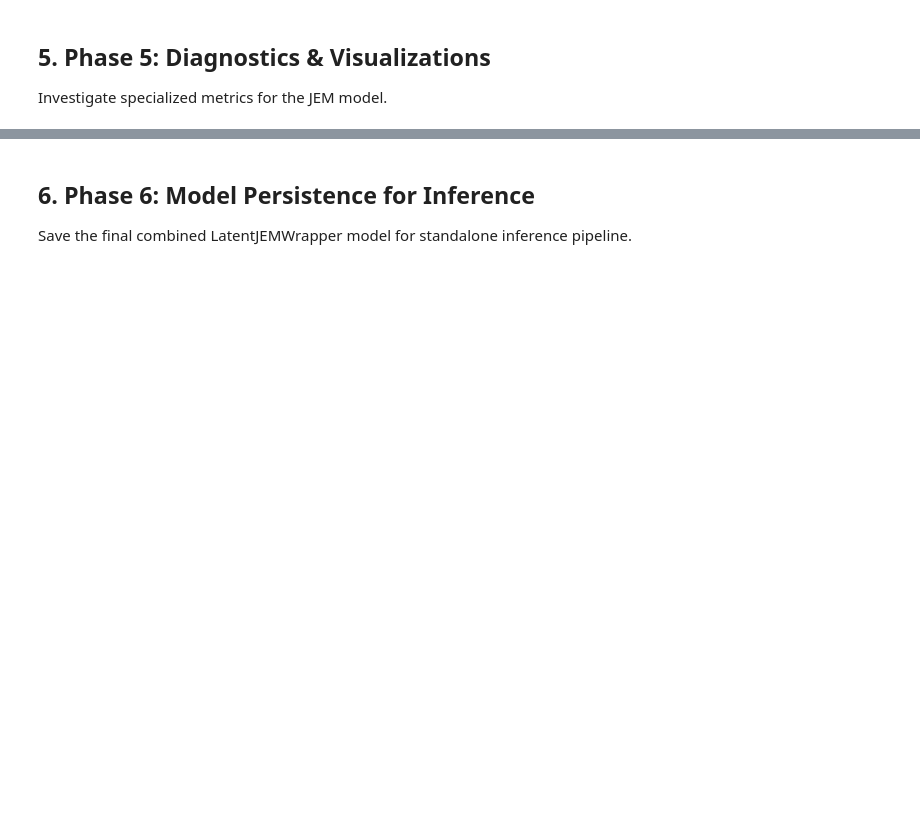
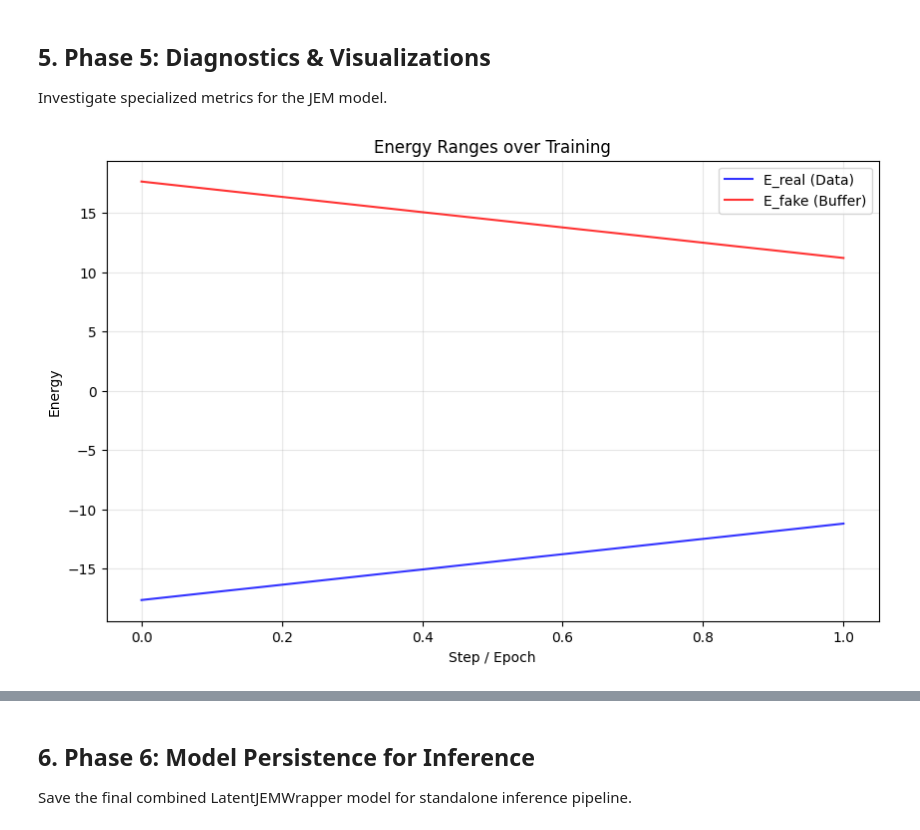
Before and after one commit to radema/jem-credit-risk, a Jupyter notebook: notebooks/JEM_Execution_Pipeline.ipynb, the cells around one changed output, grey strips where cells are left out. Saved outputs shown, nothing was run; the diff lists cells and outputs as text; code cells hidden in the pictures; blank space fills up the shorter version.

Commit message:
Kaggle Notebook | jem_execution_pipeline_kaggle | init - v0

```diff
--- a/notebooks/JEM_Execution_Pipeline.ipynb
+++ b/notebooks/JEM_Execution_Pipeline.ipynb
@@ -34,3 +41,13 @@ np.random.seed(42)
+# %%
+TRAIN_SAMPLE_RATIO=.3
+
+# autoencoder
+AE_EPOCHS = 10
+AE_LATENT_DIM = 128
+
+#joint energy model
+HIDDEN_DIMS = [128, 64, 32]
+JEM_EPOCHS = 10
 # %% [markdown]
 ## 1. Phase 0: Data Export (Chunked)
 We run the polars data pipeline to export the processed features into numbered Parquet chunks instead of a single giant file to avoid OOM errors.
@@ -77,14 +116,15 @@ from torch.utils.data import DataLoader
 
 import json
 
-chunk_dir = Path("data/processed/chunks")
+chunk_dir = Path(f"{KAGGLE_WORKING}/data/processed/chunks")
 chunk_paths = sorted(chunk_dir.glob("train_chunk_*.parquet"))
+
 feature_cols = get_feature_cols(df_rebuilt)
 input_dim = len(feature_cols)
 
 # Persist feature columns for inference
-os.makedirs("models/artifacts", exist_ok=True)
-with open("models/artifacts/feature_cols.json", "w") as f:
+os.makedirs(f"{KAGGLE_WORKING}/models/artifacts", exist_ok=True)
+with open(f"{KAGGLE_WORKING}/models/artifacts/feature_cols.json", "w") as f:
     json.dump(feature_cols, f)
 print(f"Saved {len(feature_cols)} feature columns to models/artifacts/feature_cols.json")
 
@@ -97,12 +137,12 @@ scaler = TorchStandardScaler(num_features=input_dim)
 scaler.streaming_fit(chunk_paths, feature_cols)
 
 # Phase 2: AE Training
-latent_dim = 128
+latent_dim = AE_LATENT_DIM
 autoencoder = TabularAutoencoder(input_dim=input_dim, latent_dim=latent_dim).to(device)
 ae_optimizer = torch.optim.Adam(autoencoder.parameters(), lr=1e-3, weight_decay=1e-5)
 
 print("Starting Chunked Autoencoder Training...")
-epochs_ae = 1 # Quick run for demonstration
+epochs_ae = AE_EPOCHS # Quick run for demonstration
 for epoch in range(1, epochs_ae + 1):
     train_dataset = ChunkedParquetDataset(
         chunk_paths=chunk_paths,
@@ -131,3 +171,4 @@ for epoch in range(1, epochs_ae + 1):
 
 # Save artifacts
 _save_artifacts(autoencoder, scaler)
+#TO DO: control saving directory
@@ -137,7 +201,7 @@ Now we generate the latent space representations individually for each chunk. Th
 # %%
 from src.model.autoencoder.train_autoencoder import generate_latent_chunks
 
-latent_chunks_dir = "data/processed/latent_chunks"
+latent_chunks_dir = f"{KAGGLE_WORKING}/data/processed/latent_chunks"
 
 print("Generating Latent Chunks...")
 generate_latent_chunks(
@@ -163,7 +234,7 @@ from src.model.jem.data_utils import ChunkedLatentDataset
 from torch.utils.data import TensorDataset
 
 jem_config = JEMConfig(
-    hidden_dims=[128, 64, 32],
+    hidden_dims=HIDDEN_DIMS,
     spectral_norm=True,
     sgld_steps=20,
     sgld_step_size=0.009,
@@ -194,7 +265,7 @@ if len(train_chunk_paths) == 0:
     train_chunk_paths = latent_chunk_paths # Fallback if only 1 chunk was created
 
 print("Starting JEM Latent Training...")
-epochs_jem = 2
+epochs_jem = JEM_EPOCHS
 history = {
     "train_loss": [], "val_stability": [],
     "e_real_train": [], "e_fake_train": [],
@@ -230,16 +310,18 @@ for epoch in range(1, epochs_jem + 1):
 Investigate specialized metrics for the JEM model.
 # %%
 from src.model.jem.diagnostics import JEMDiagnostics
-import os
-os.makedirs("docs/assets/", exist_ok=True)
+
+os.makedirs(f"{KAGGLE_WORKING}/docs/assets/", exist_ok=True)
 
 # 1. Energy Ranges over Training
 JEMDiagnostics.plot_energy_ranges(
     history["e_real_train"],
     history["e_fake_train"],
-    save_path="docs/assets/energy_ranges.png"
+    save_path=f"{KAGGLE_WORKING}/docs/assets/energy_ranges.png"
 )
-display(Image(filename="docs/assets/energy_ranges.png"))
+display(Image(filename=f"{KAGGLE_WORKING}/docs/assets/energy_ranges.png"))
+# %% [output]
+[figure, added]
 # %%
 # 2. Energy Density Distribution
 simulated_ood = []
```
Also changed, not shown: parts of 12 cells of this notebook.
